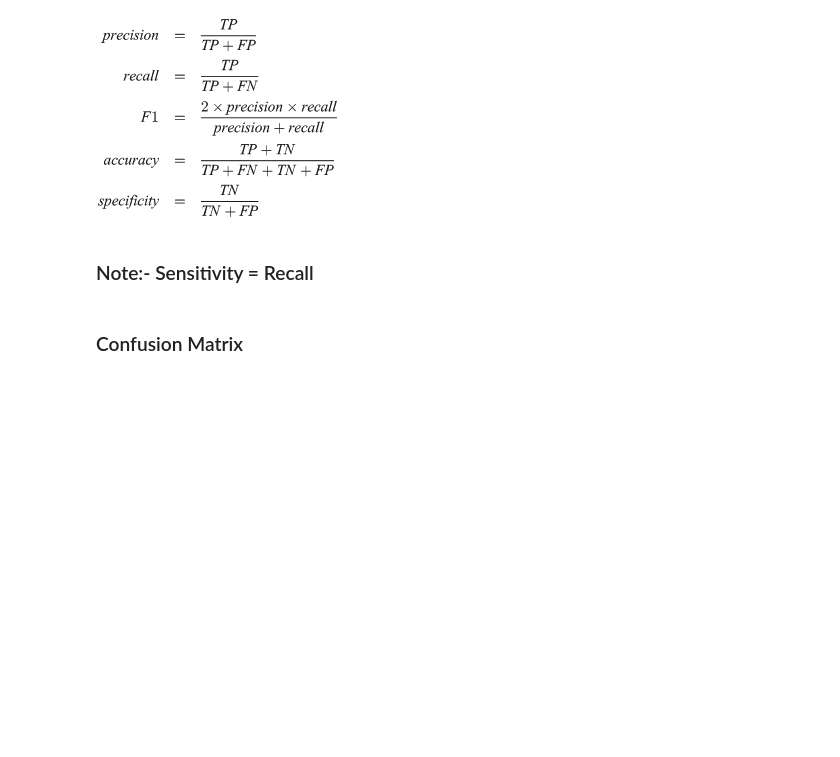
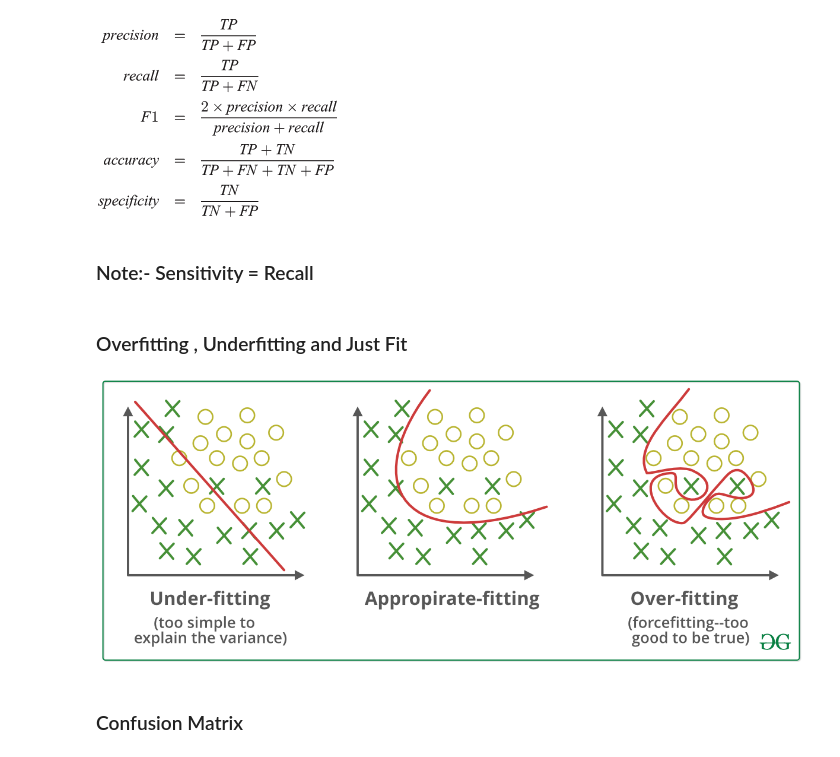
Before and after one commit to AbhishekSalian/GDSC-VPPCOE, a Jupyter notebook: ml_101.ipynb, the cells around one changed output. Drawn from its saved outputs; the diff is of its cells as text; code cells hidden in the pictures; blank space fills up the shorter version.

Commit message:
add: fitting curves

```diff
--- a/ml_101.ipynb
+++ b/ml_101.ipynb
@@ -276,6 +276,12 @@ Image.open("images/formulas.png")
 [figure]
 # %% [markdown]
 ### Note:- Sensitivity  = Recall
+# %% [markdown]
+### Overfitting , Underfitting and Just Fit
+# %%
+Image.open("images/fitting.png")
+# %% [output]
+[figure, added]
 # %% [markdown]
 ### Confusion Matrix
 # %%
```
